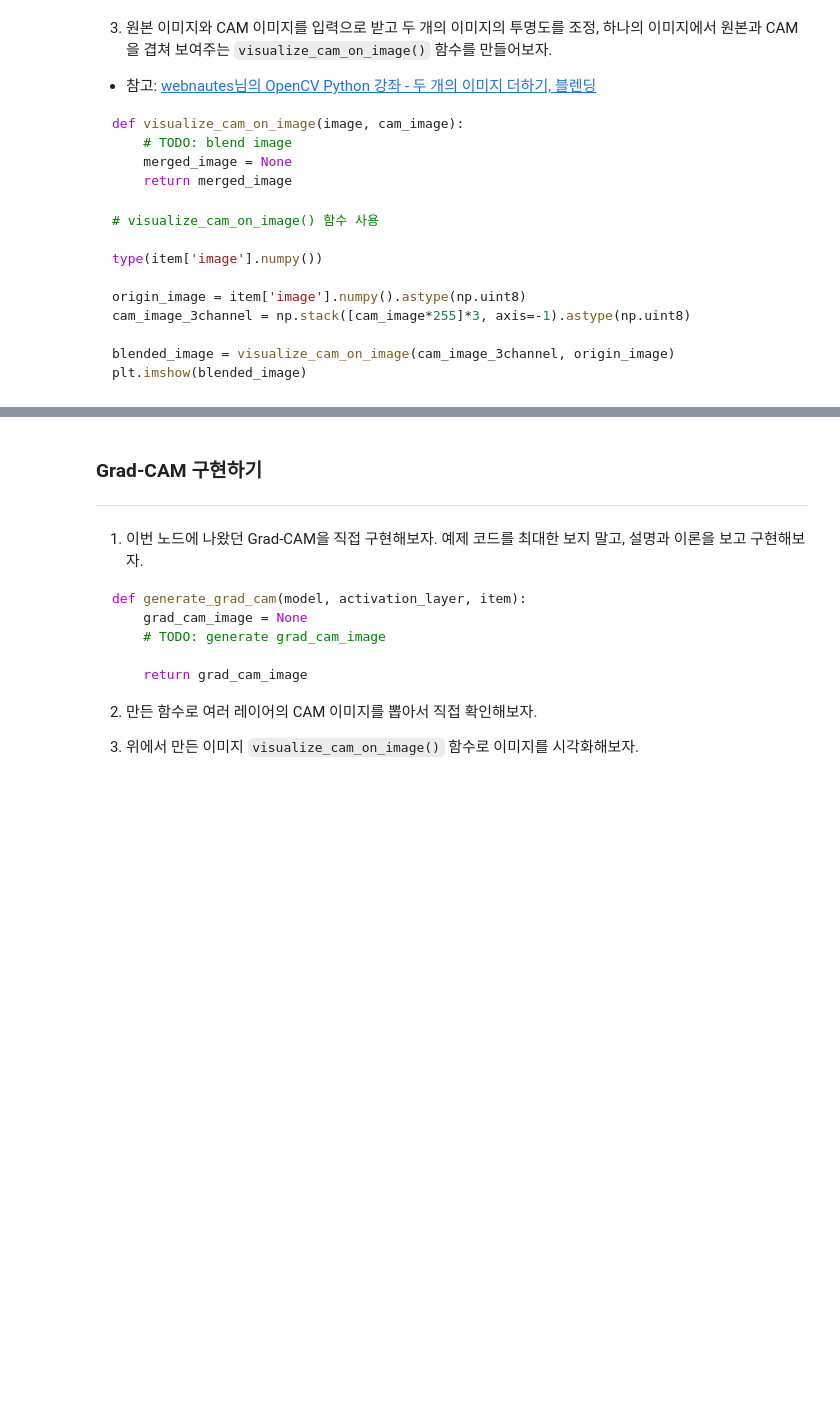
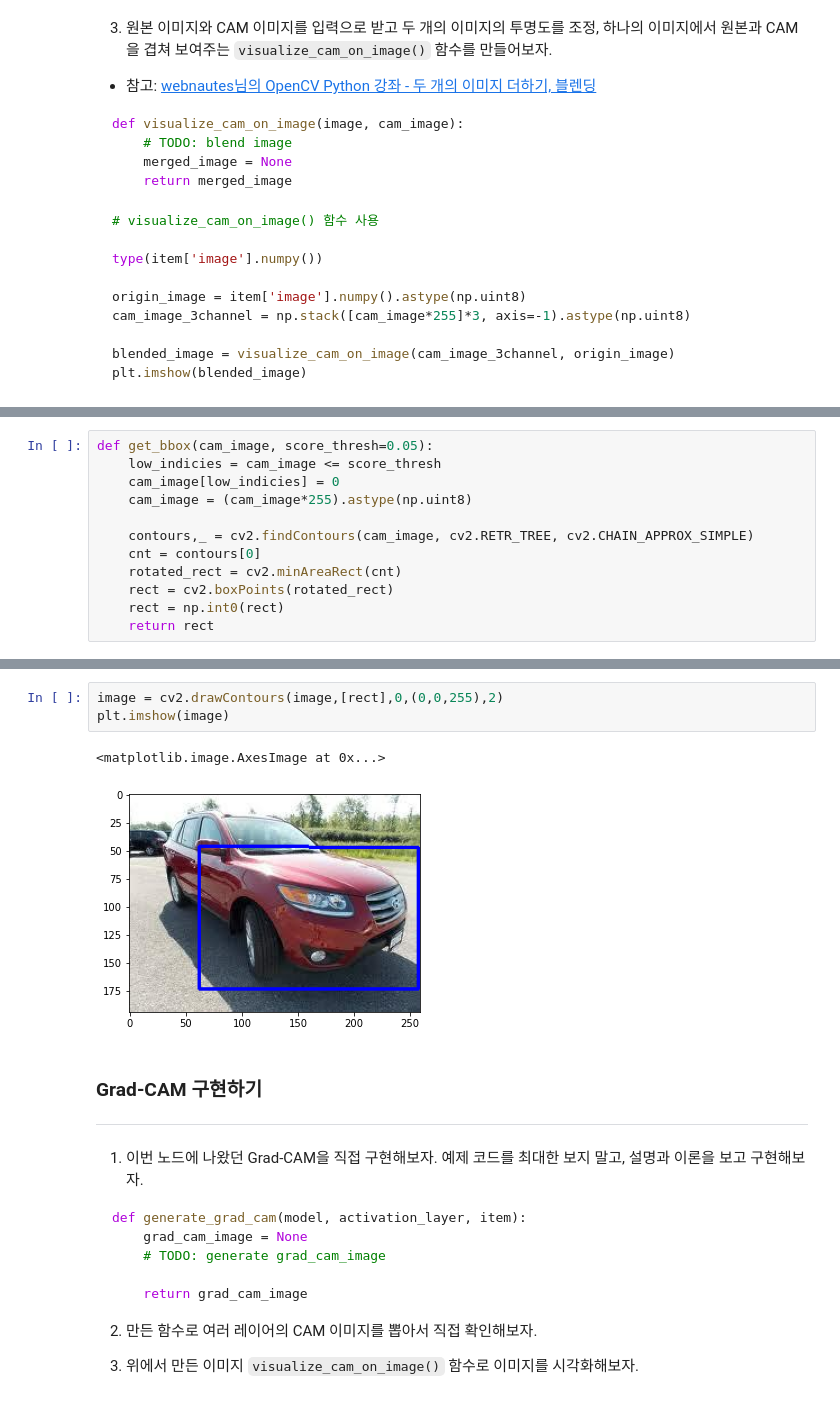
Before and after one commit to IsaacTips/AIFFEL, a Jupyter notebook: Going_Deeper/Project5_Detection_with_CAM/Project5_Detection_with_CAM.ipynb, the cells around one changed output, grey strips where cells are left out. Cells and saved outputs as stored; diff of their text form; blank space fills up the shorter version.

```diff
--- a/Going_Deeper/Project5_Detection_with_CAM/Project5_Detection_with_CAM.ipynb
+++ b/Going_Deeper/Project5_Detection_with_CAM/Project5_Detection_with_CAM.ipynb
@@ -592,0 +664,12 @@ plt.imshow(blended_image)
+# %%
+def get_bbox(cam_image, score_thresh=0.05):
+    low_indicies = cam_image <= score_thresh
+    cam_image[low_indicies] = 0
+    cam_image = (cam_image*255).astype(np.uint8)
+
+    contours,_ = cv2.findContours(cam_image, cv2.RETR_TREE, cv2.CHAIN_APPROX_SIMPLE)
+    cnt = contours[0]
+    rotated_rect = cv2.minAreaRect(cnt)
+    rect = cv2.boxPoints(rotated_rect)
+    rect = np.int0(rect)
+    return rect
@@ -593,3 +685,9 @@ plt.imshow(blended_image)
+# %%
+image = cv2.drawContours(image,[rect],0,(0,0,255),2)
+plt.imshow(image)
+# %% [output]
+<matplotlib.image.AxesImage at 0x...>
+[figure, added]
 # %% [markdown]
 ### Grad-CAM 구현하기
 ---
```
Also changed, not shown: parts of 42 cells of this notebook.
